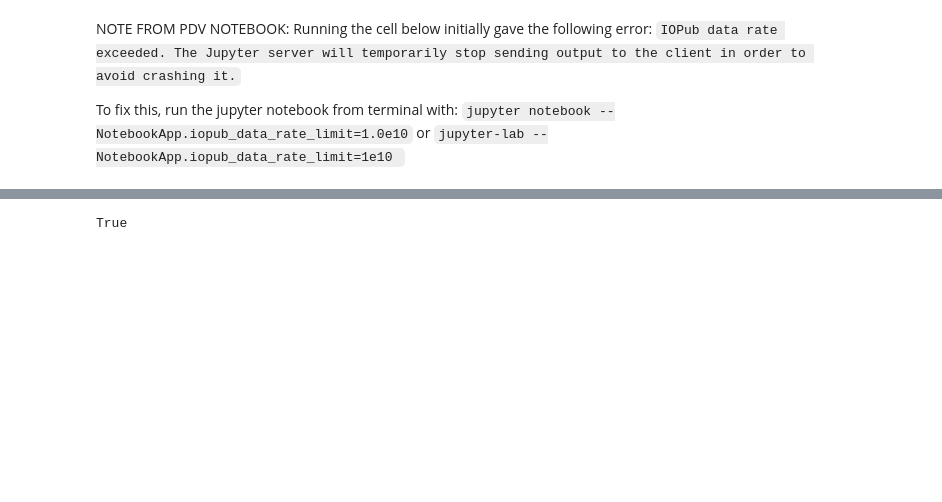
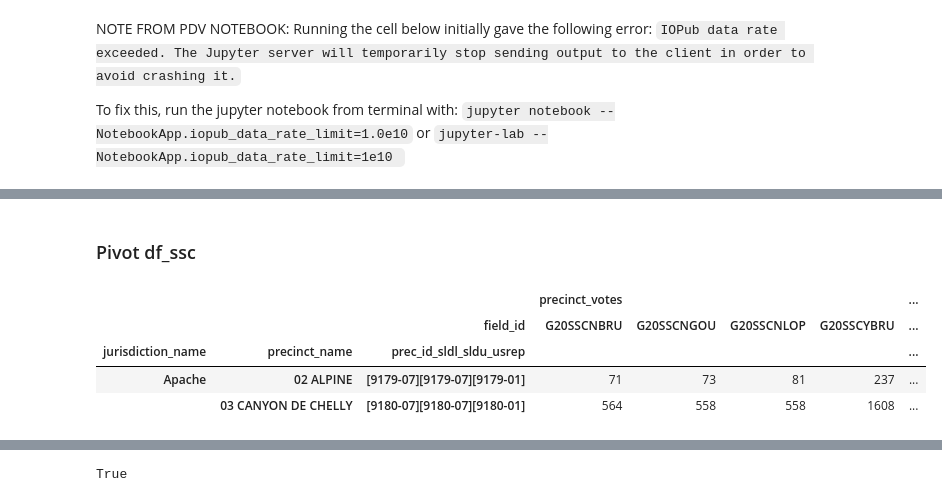
Before and after one commit to nonpartisan-redistricting-datahub/erj-az, a Jupyter notebook: vest-rdh-az-2020-gen.ipynb, the cells around one changed output, grey strips where cells are left out. Drawn from its saved outputs; the diff is of its cells as text; code cells hidden in the pictures; blank space fills up the shorter version.

```diff
--- a/vest-rdh-az-2020-gen.ipynb
+++ b/vest-rdh-az-2020-gen.ipynb
@@ -264,0 +239,14 @@ True
+# %% [markdown]
+### Pivot df_ssc
+# %%
+prec_row_df_ssc = pd.pivot_table(df_ssc, index = ['jurisdiction_name', 'precinct_name', 'prec_id_sldl_sldu_usrep'],
+                             columns = ['field_id'],
+                             values = ['precinct_votes'],
+                             aggfunc = np.sum)
+prec_row_df_ssc.head(2)
+# %% [output]
+|  |  |  | precinct_votes |  |  |  | ... |
+|  |  | field_id | G20SSCNBRU | G20SSCNGOU | G20SSCNLOP | G20SSCYBRU | ... |
+| jurisdiction_name | precinct_name | prec_id_sldl_sldu_usrep |  |  |  |  | ... |
+| Apache | 02 ALPINE | [9179-07][9179-07][9179-01] | 71 | 73 | 81 | 237 | ... |
+|  | 03 CANYON DE CHELLY | [9180-07][9180-07][9180-01] | 564 | 558 | 558 | 1608 | ... |
```
Also changed, not shown: parts of 84 cells of this notebook, 1 other file.
